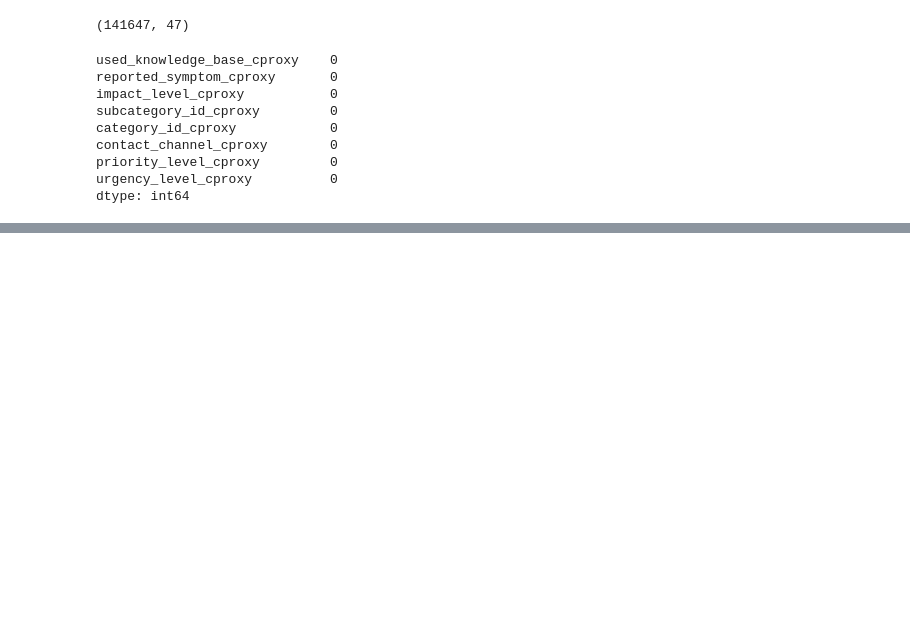
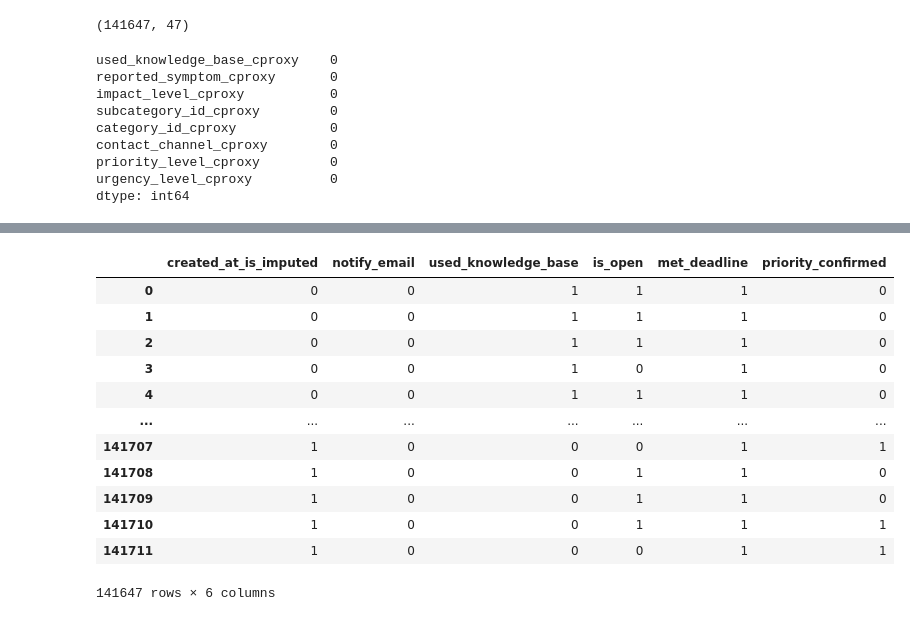
Before and after one commit to shashankgarewal/temporal-sequence-eventLog, a Jupyter notebook: notebooks/03_model_base_table.ipynb, the cells around one changed output, grey strips where cells are left out. Cells and saved outputs as stored; diff of their text form; code cells hidden in the pictures; blank space fills up the shorter version.

```diff
--- a/notebooks/03_model_base_table.ipynb
+++ b/notebooks/03_model_base_table.ipynb
@@ -482,0 +524,16 @@ dtype: int64
+# %%
+df[valid_cols(tags['boolean'], df)].astype(int)
+# %% [output]
+|  | created_at_is_imputed | notify_email | used_knowledge_base | is_open | met_deadline | priority_confirmed |
+| 0 | 0 | 0 | 1 | 1 | 1 | 0 |
+| 1 | 0 | 0 | 1 | 1 | 1 | 0 |
+| 2 | 0 | 0 | 1 | 1 | 1 | 0 |
+| 3 | 0 | 0 | 1 | 0 | 1 | 0 |
+| 4 | 0 | 0 | 1 | 1 | 1 | 0 |
+| ... | ... | ... | ... | ... | ... | ... |
+| 141707 | 1 | 0 | 0 | 0 | 1 | 1 |
+| 141708 | 1 | 0 | 0 | 1 | 1 | 0 |
+| 141709 | 1 | 0 | 0 | 1 | 1 | 0 |
+| 141710 | 1 | 0 | 0 | 1 | 1 | 1 |
+| 141711 | 1 | 0 | 0 | 0 | 1 | 1 |
+141647 rows × 6 columns
```
Also changed, not shown: parts of 15 cells of this notebook, 1 other file.
